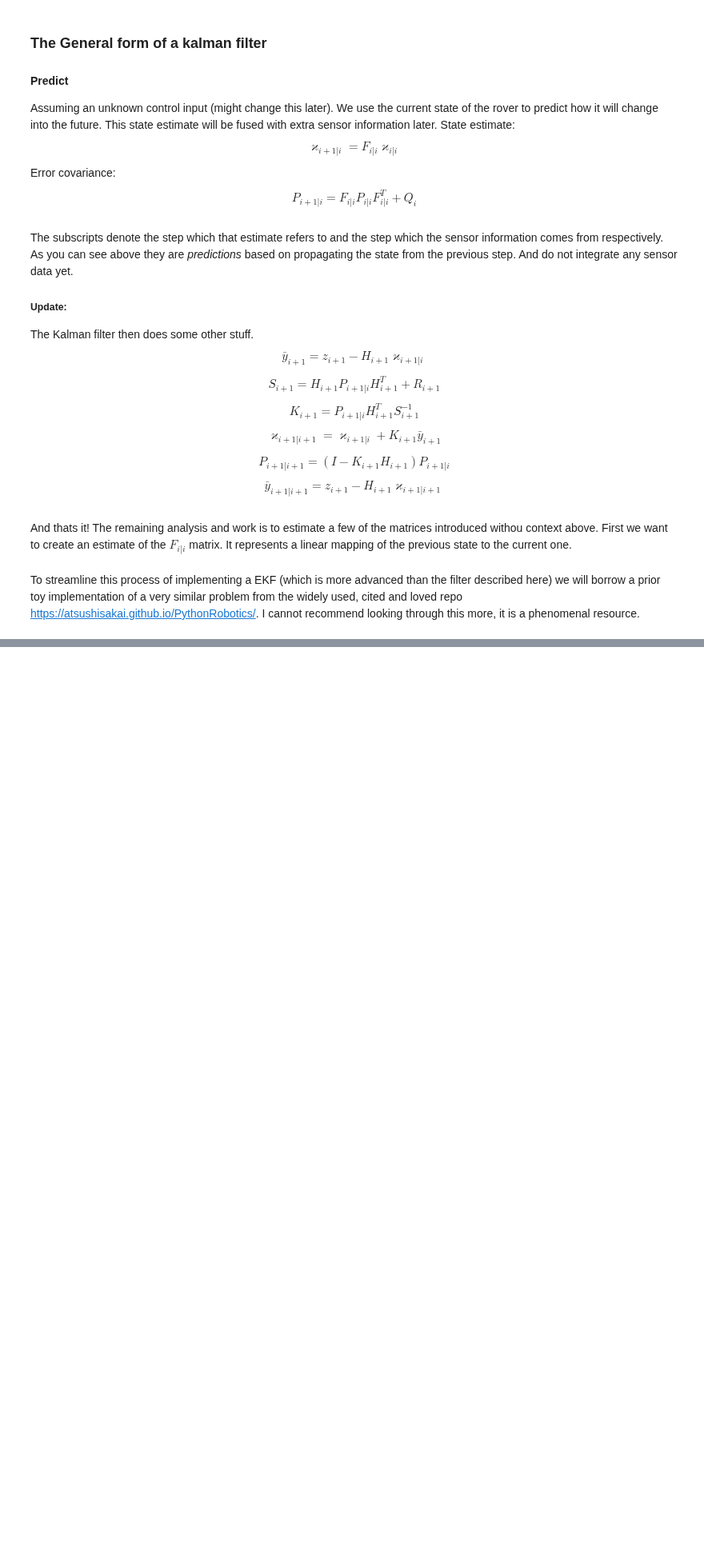
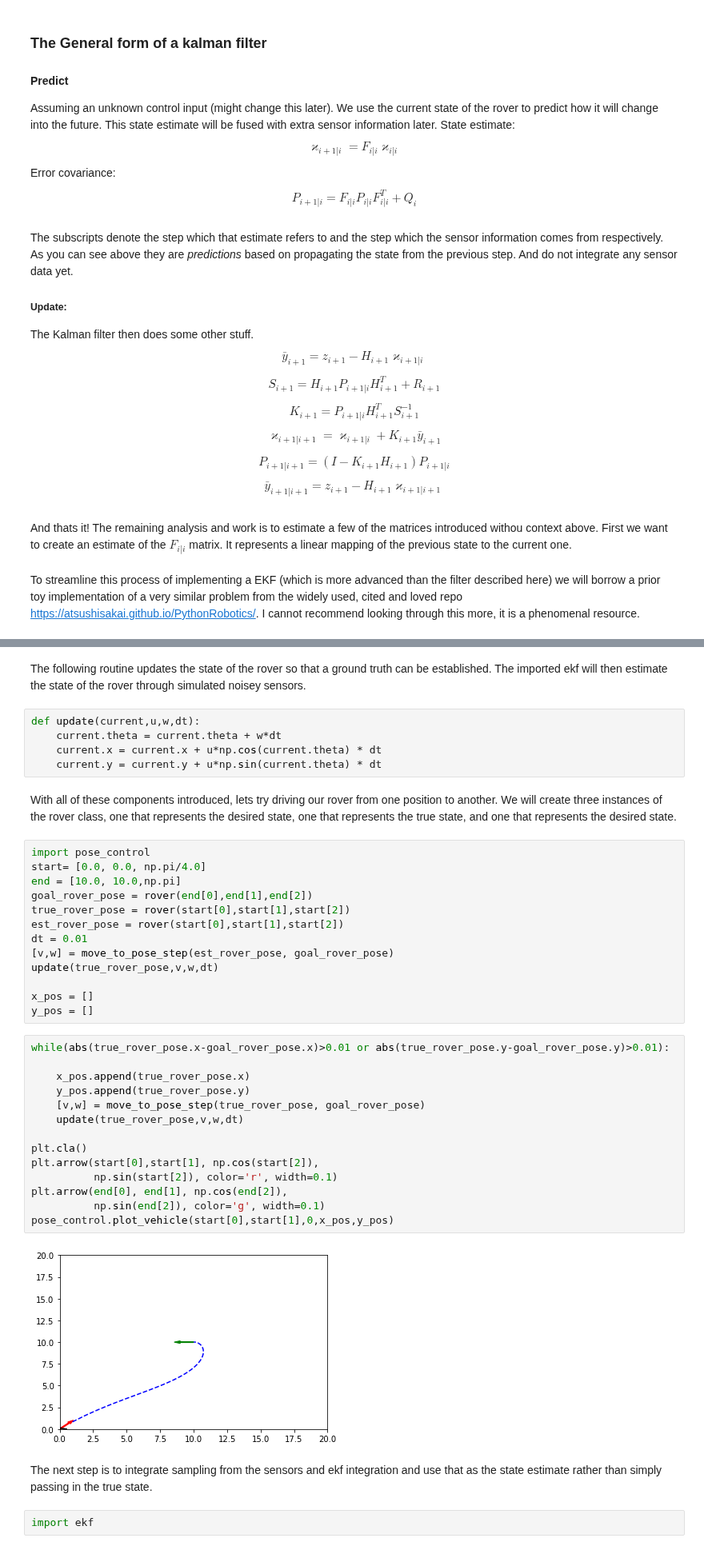
Before and after one commit to JmcRobbie/novaRoverDemos, a Jupyter notebook: Autonomous decision making demonstration.ipynb, the cells around one changed output, grey strips where cells are left out. Shown at 80% size. Cells and saved outputs as stored; diff of their text form; blank space fills up the shorter version.

Commit message:
EKF and pose control implemented and integrated

```diff
--- a/Autonomous decision making demonstration.ipynb
+++ b/Autonomous decision making demonstration.ipynb
@@ -389,0 +434,42 @@ To streamline this process of implementing a EKF (which is more advanced than th
+# %% [markdown]
+The following routine updates the state of the rover so that a ground truth can be established. The imported ekf will then estimate the state of the rover through simulated noisey sensors.
+# %%
+def update(current,u,w,dt):
+    current.theta = current.theta + w*dt
+    current.x = current.x + u*np.cos(current.theta) * dt
+    current.y = current.y + u*np.sin(current.theta) * dt
+# %% [markdown]
+With all of these components introduced, lets try driving our rover from one position to another. We will create three instances of the rover class, one that represents the desired state, one that represents the true state, and one that represents the desired state.
+# %%
+import pose_control
+start= [0.0, 0.0, np.pi/4.0]
+end = [10.0, 10.0,np.pi]
+goal_rover_pose = rover(end[0],end[1],end[2])
+true_rover_pose = rover(start[0],start[1],start[2])
+est_rover_pose = rover(start[0],start[1],start[2])
+dt = 0.01
+[v,w] = move_to_pose_step(est_rover_pose, goal_rover_pose)
+update(true_rover_pose,v,w,dt)
+
+x_pos = []
+y_pos = []
+# %%
+while(abs(true_rover_pose.x-goal_rover_pose.x)>0.01 or abs(true_rover_pose.y-goal_rover_pose.y)>0.01):
+
+    x_pos.append(true_rover_pose.x)
+    y_pos.append(true_rover_pose.y)
+    [v,w] = move_to_pose_step(true_rover_pose, goal_rover_pose)
+    update(true_rover_pose,v,w,dt)
+
+plt.cla()
+plt.arrow(start[0],start[1], np.cos(start[2]),
+          np.sin(start[2]), color='r', width=0.1)
+plt.arrow(end[0], end[1], np.cos(end[2]),
+          np.sin(end[2]), color='g', width=0.1)
+pose_control.plot_vehicle(start[0],start[1],0,x_pos,y_pos)
+# %% [output]
+[figure, added]
+# %% [markdown]
+The next step is to integrate sampling from the sensors and ekf integration and use that as the state estimate rather than simply passing in the true state.
+# %%
+import ekf
```
Also changed, not shown: parts of 8 cells of this notebook, 2 other files.
